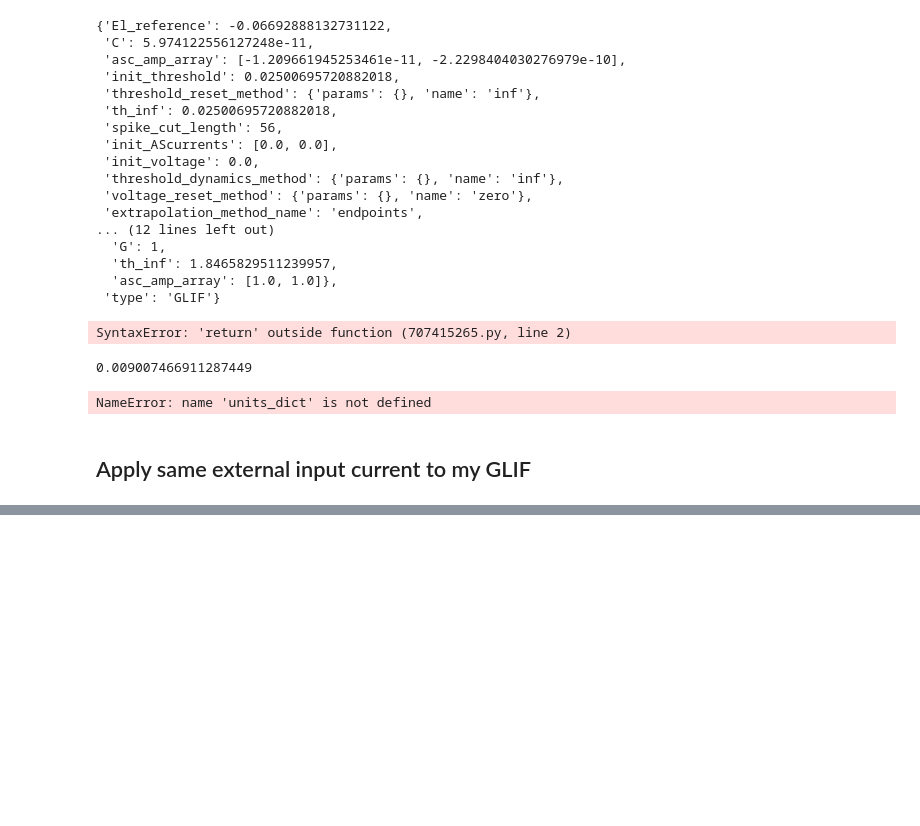
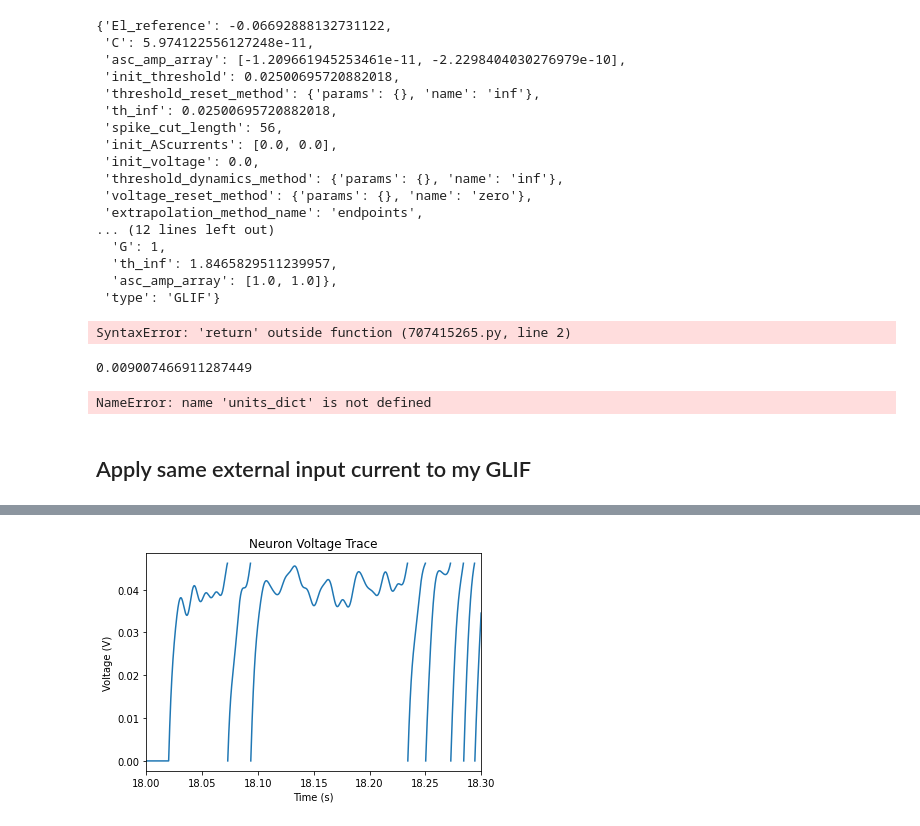
Before and after one commit to williamsnider/v1_project, a Jupyter notebook: compare_GLIF.ipynb, the cells around one changed output, grey strips where cells are left out. Drawn from its saved outputs; the diff is of its cells as text; code cells hidden in the pictures; blank space fills up the shorter version.

```diff
--- a/compare_GLIF.ipynb
+++ b/compare_GLIF.ipynb
@@ -420,3 +435,17 @@ S_sub[0]
+# %%
+V = LIF_model['voltage']
+t = LIF_model['time']
+S = LIF_model['stimulus']
+
+fig, ax = plt.subplots()
+ax.plot(t, V)
+ax.set_xlim(18,18.3)
+ax.set_ylabel('Voltage (V)')
+ax.set_xlabel('Time (s)')
+ax.set_title('Neuron Voltage Trace')
+plt.show()
+# %% [output]
+[figure, added]
 # %%
 
 
```
Also changed, not shown: parts of 6 cells of this notebook.
